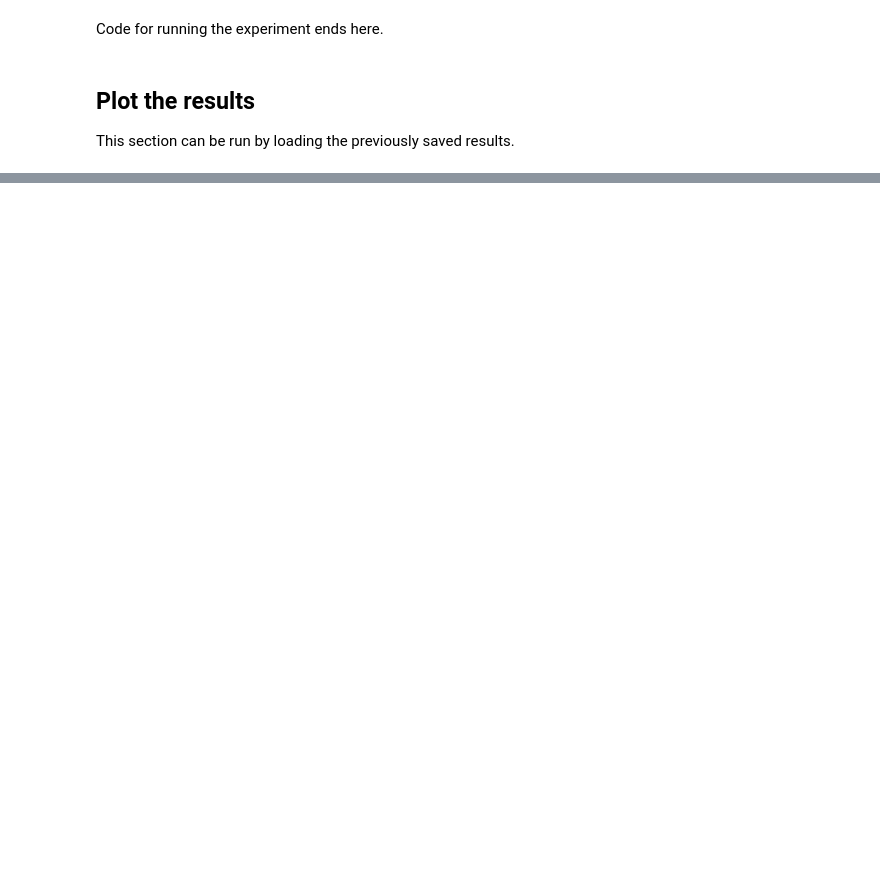
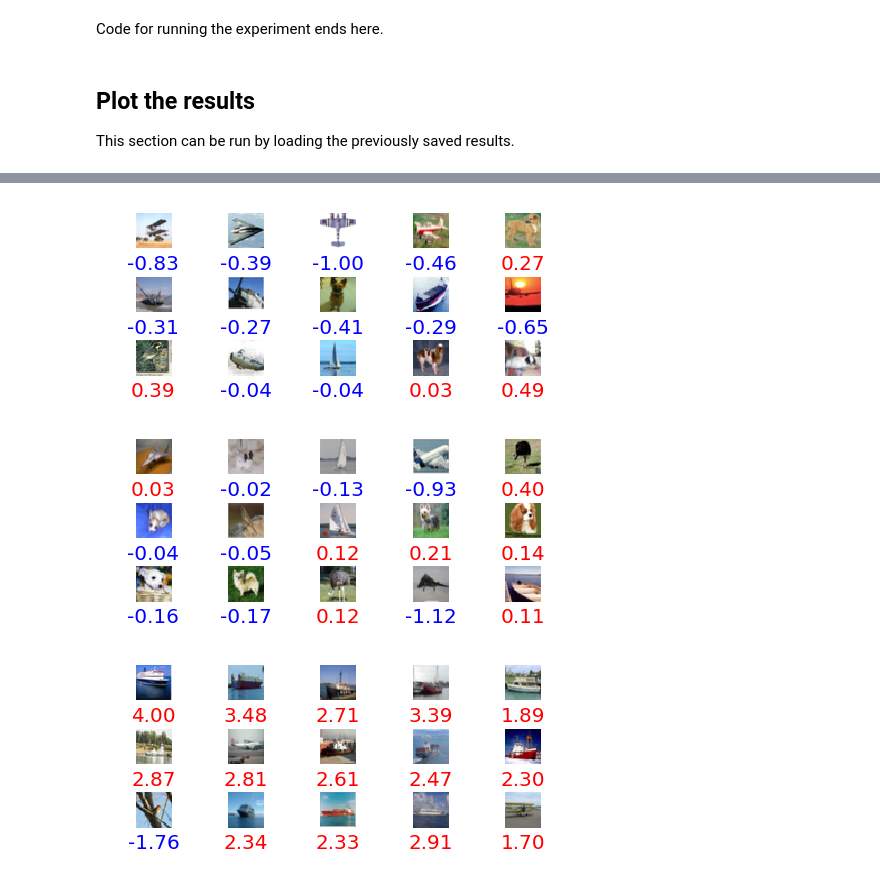
Before and after one commit to wittawatj/kernel-mod, a Jupyter notebook: ipynb/cifar10_hist.ipynb, the cells around one changed output, grey strips where cells are left out. Saved outputs shown, nothing was run; the diff lists cells and outputs as text; code cells hidden in the pictures; blank space fills up the shorter version.

```diff
--- a/ipynb/cifar10_hist.ipynb
+++ b/ipynb/cifar10_hist.ipynb
@@ -354,0 +436,37 @@ plot_lowzerohigh(poolimgs, pow_cri_values, 'Power Criterion.', grid_rows, grid_c
+# %%
+def plot_lowzerohigh(images, values, text_in_title='', grid_rows=2,
+        grid_cols=10, figsize=(13, 3), wit_pq=None, skip_length=1):
+    """
+    Sort the values in three different ways (ascending, descending, absolute ascending).
+    Plot the images corresponding to the top-k sorted values. k is determined
+    by the grid size.
+    """
+    low_inds, zeros_inds, high_inds = util.top_lowzerohigh(values)
+
+    low_inds = low_inds[::skip_length]
+    zeros_inds = zeros_inds[::skip_length]
+    high_inds = high_inds[::skip_length]
+
+    plt.figure(figsize=figsize)
+    plot_images_grid_witness(images[low_inds], reshape_3c_rescale, grid_rows, grid_cols, wit_pq[low_inds])
+    # plt.suptitle('{} Low'.format(text_in_title))
+    # plt.savefig('powcri_low_region.pdf', bbox_inches='tight')
+
+    plt.figure(figsize=figsize)
+    plot_images_grid_witness(images[zeros_inds], reshape_3c_rescale, grid_rows, grid_cols, wit_pq[zeros_inds])
+    # plt.suptitle('{} Near Zero'.format(text_in_title))
+    # plt.savefig('powcri_zero_region.pdf', bbox_inches='tight')
+
+    plt.figure(figsize=figsize)
+    plot_images_grid_witness(images[high_inds[:]], reshape_3c_rescale, grid_rows, grid_cols, wit_pq[high_inds])
+    # plt.suptitle('{} High'.format(text_in_title))
+    # plt.savefig('powcri_high_region.pdf', bbox_inches='tight')
+# %%
+grid_rows = 3
+grid_cols = 5
+figsize = (8, 3)
+plot_lowzerohigh(poolimgs, pow_cri_values, 'Power Criterion.', grid_rows, grid_cols, figsize, witpq_values, skip_length=40)
+# %% [output]
+[figure, added]
+[figure, added]
+[figure, added]
```
Also changed, not shown: parts of 11 cells of this notebook.
